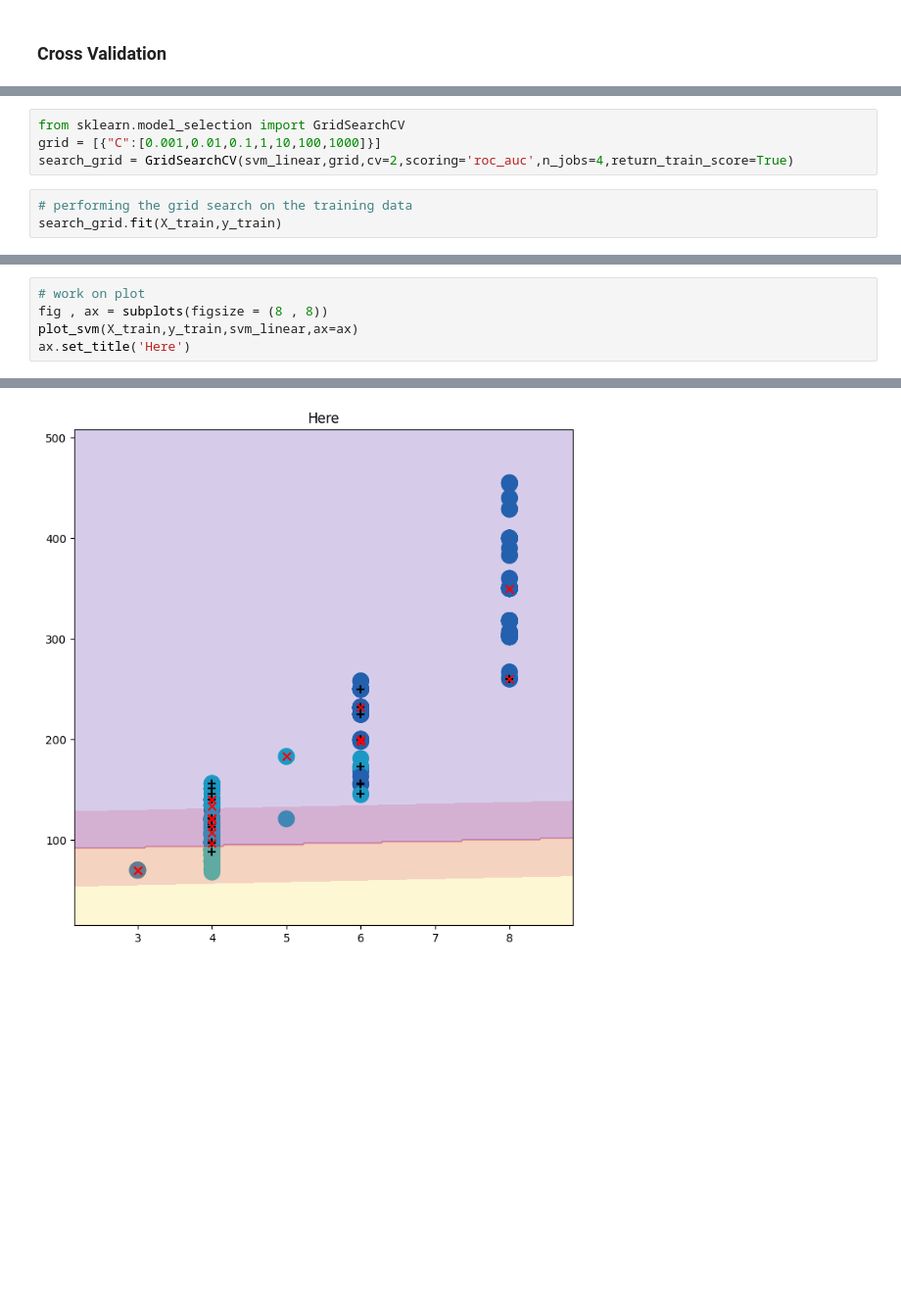
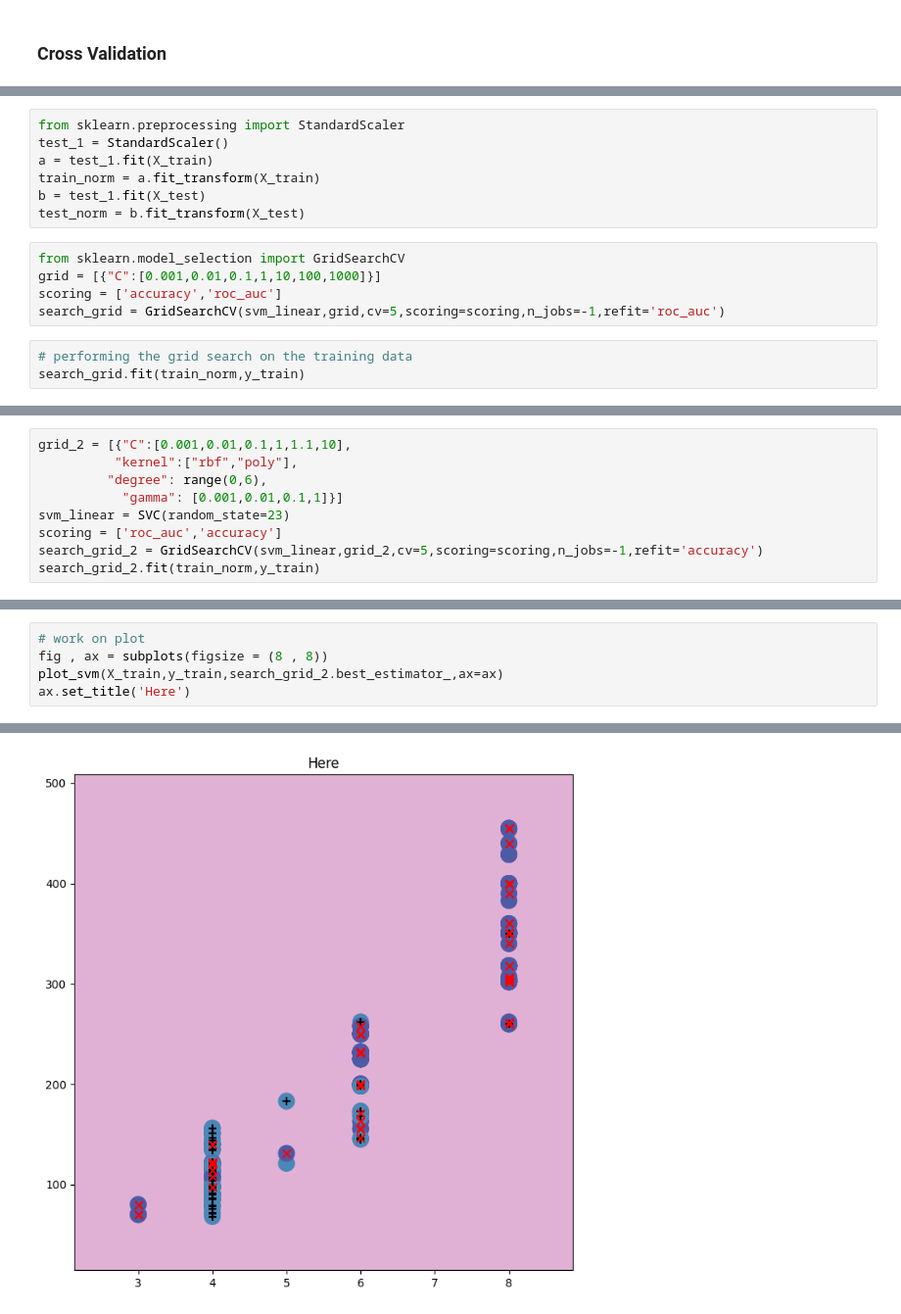
Before and after one commit to alexanderneva/s541a2, a Jupyter notebook: Untitled.ipynb, the cells around one changed output, grey strips where cells are left out. Shown at 98% size. Saved outputs shown, nothing was run; the diff lists cells and outputs as text; blank space fills up the shorter version.

```diff
--- a/Untitled.ipynb
+++ b/Untitled.ipynb
@@ -364,8 +364,16 @@ We can check with a parameter grid for various cost and cv values, following the
+# %%
+from sklearn.preprocessing import StandardScaler
+test_1 = StandardScaler()
+a = test_1.fit(X_train)
+train_norm = a.fit_transform(X_train)
+b = test_1.fit(X_test)
+test_norm = b.fit_transform(X_test)
 # %%
 from sklearn.model_selection import GridSearchCV
 grid = [{"C":[0.001,0.01,0.1,1,10,100,1000]}]
-search_grid = GridSearchCV(svm_linear,grid,cv=2,scoring='roc_auc',n_jobs=4,return_train_score=True)
+scoring = ['accuracy','roc_auc']
+search_grid = GridSearchCV(svm_linear,grid,cv=5,scoring=scoring,n_jobs=-1,refit='roc_auc')
 # %%
 # performing the grid search on the training data
-search_grid.fit(X_train,y_train)
+search_grid.fit(train_norm,y_train)
 # %% [output]
@@ -397,0 +446,9 @@ results_cv.sort_values(by='mean_test_score',ascending=False)
+# %%
+grid_2 = [{"C":[0.001,0.01,0.1,1,1.1,10],
+          "kernel":["rbf","poly"],
+         "degree": range(0,6),
+           "gamma": [0.001,0.01,0.1,1]}]
+svm_linear = SVC(random_state=23)
+scoring = ['roc_auc','accuracy']
+search_grid_2 = GridSearchCV(svm_linear,grid_2,cv=5,scoring=scoring,n_jobs=-1,refit='accuracy')
+search_grid_2.fit(train_norm,y_train)
@@ -398,8 +470,8 @@ results_cv.sort_values(by='mean_test_score',ascending=False)
 # %%
 # work on plot
 fig , ax = subplots(figsize = (8 , 8))
-plot_svm(X_train,y_train,svm_linear,ax=ax)
+plot_svm(X_train,y_train,search_grid_2.best_estimator_,ax=ax)
 ax.set_title('Here')
 # %% [output]
 Text(0.5, 1.0, 'Here')
-[figure, old version]
+[figure, new version]
```
Also changed, not shown: parts of 15 cells of this notebook.
